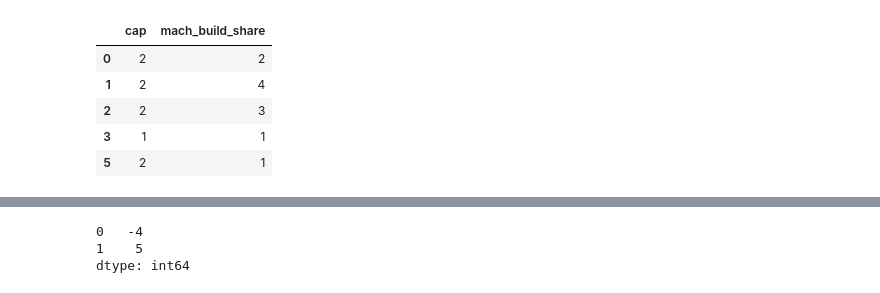
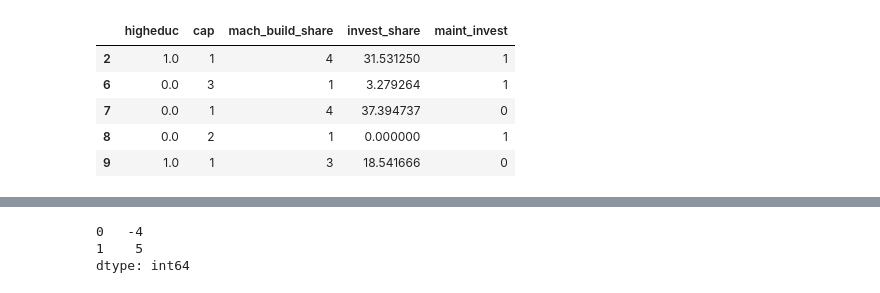
Before and after one commit to DataScienceLead/RealInvestment, a Jupyter notebook: bus_surv/prob.ipynb, the cells around one changed output, grey strips where cells are left out. Saved outputs shown, nothing was run; the diff lists cells and outputs as text; code cells hidden in the pictures.

```diff
--- a/bus_surv/prob.ipynb
+++ b/bus_surv/prob.ipynb
@@ -61,0 +83,15 @@ X = df_short.values
+# %%
+df_short2=df_short2.loc[:,explanatoryNo2].dropna(axis=0, how='any')
+df_short3=df_short3.loc[:,explanatoryNo3].dropna(axis=0, how='any')
+
+
+# df_short.head()
+# %%
+df_short3.head()
+# %% [output]
+|  | higheduc | cap | mach_build_share | invest_share | maint_invest |
+| 2 | 1.0 | 1 | 4 | 31.531250 | 1 |
+| 6 | 0.0 | 3 | 1 | 3.279264 | 1 |
+| 7 | 0.0 | 1 | 4 | 37.394737 | 0 |
+| 8 | 0.0 | 2 | 1 | 0.000000 | 1 |
+| 9 | 1.0 | 1 | 3 | 18.541666 | 0 |
@@ -67,9 +108,0 @@ beta_3 = ([-0.448], [-0.230])
-# %%
-df_short.head()
-# %% [output]
-|  | cap | mach_build_share |
-| 0 | 2 | 2 |
-| 1 | 2 | 4 |
-| 2 | 2 | 3 |
-| 3 | 1 | 1 |
-| 5 | 2 | 1 |
```
Also changed, not shown: parts of 30 cells of this notebook.
